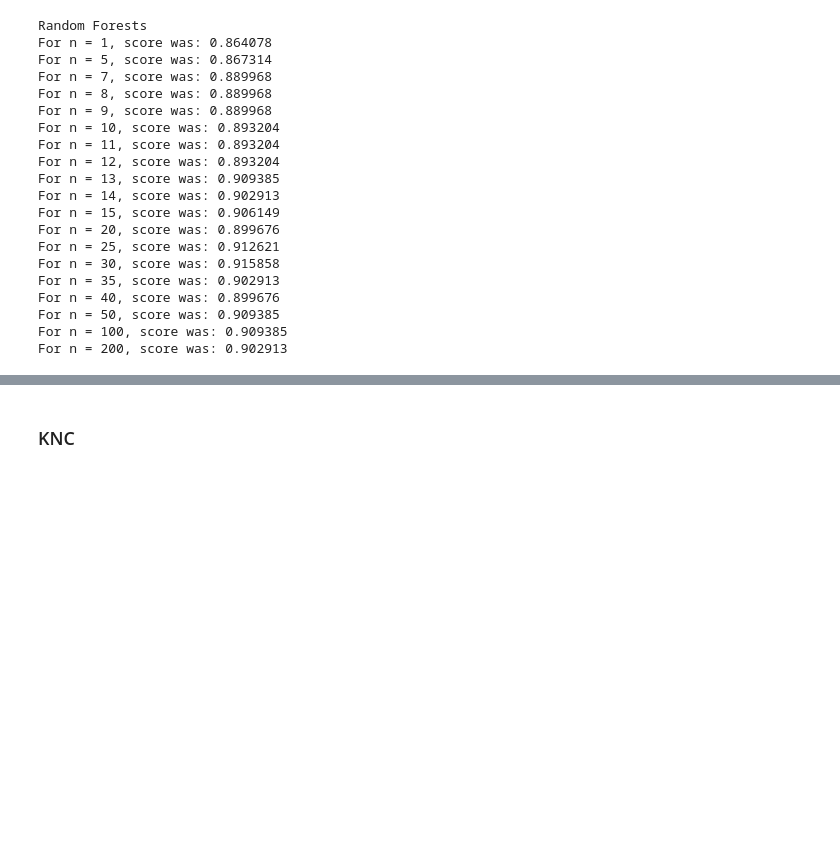
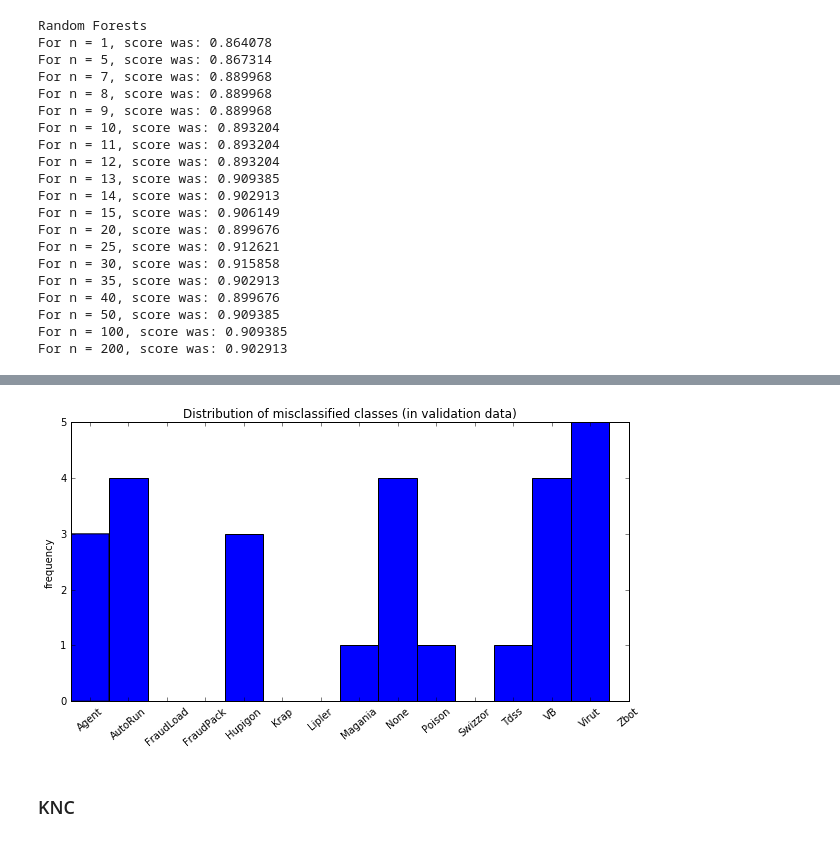
Before and after one commit to averyfaller/CS181Practical, a Jupyter notebook: 2/Practical2.ipynb, the cells around one changed output, grey strips where cells are left out. Cells and saved outputs as stored; diff of their text form; code cells hidden in the pictures; blank space fills up the shorter version.

```diff
--- a/2/Practical2.ipynb
+++ b/2/Practical2.ipynb
@@ -211,3 +225,17 @@ Score was: 0.912621
+# %%
+# take a look at the classes from which our misclassifieds came from
+misclassified_indices = np.nonzero(1*(rf.predict(X_valid) != t_valid))[0]
+fig = plt.figure(figsize=(10,5))
+ax = fig.add_subplot(111)
+ax.hist(t_valid[misclassified_indices],bins = range(len(malware_classes)))
+ax.set_xticklabels(malware_classes,rotation = 40)
+ax.set_xticks(.5 + np.arange(len(malware_classes)))
+
+ax.set_ylabel('frequency')
+plt.title('Distribution of misclassified classes (in validation data)')
+plt.show()
+# %% [output]
+[figure, added]
 # %% [markdown]
 ### KNC
 # %%
```
Also changed, not shown: parts of 3 cells of this notebook.
